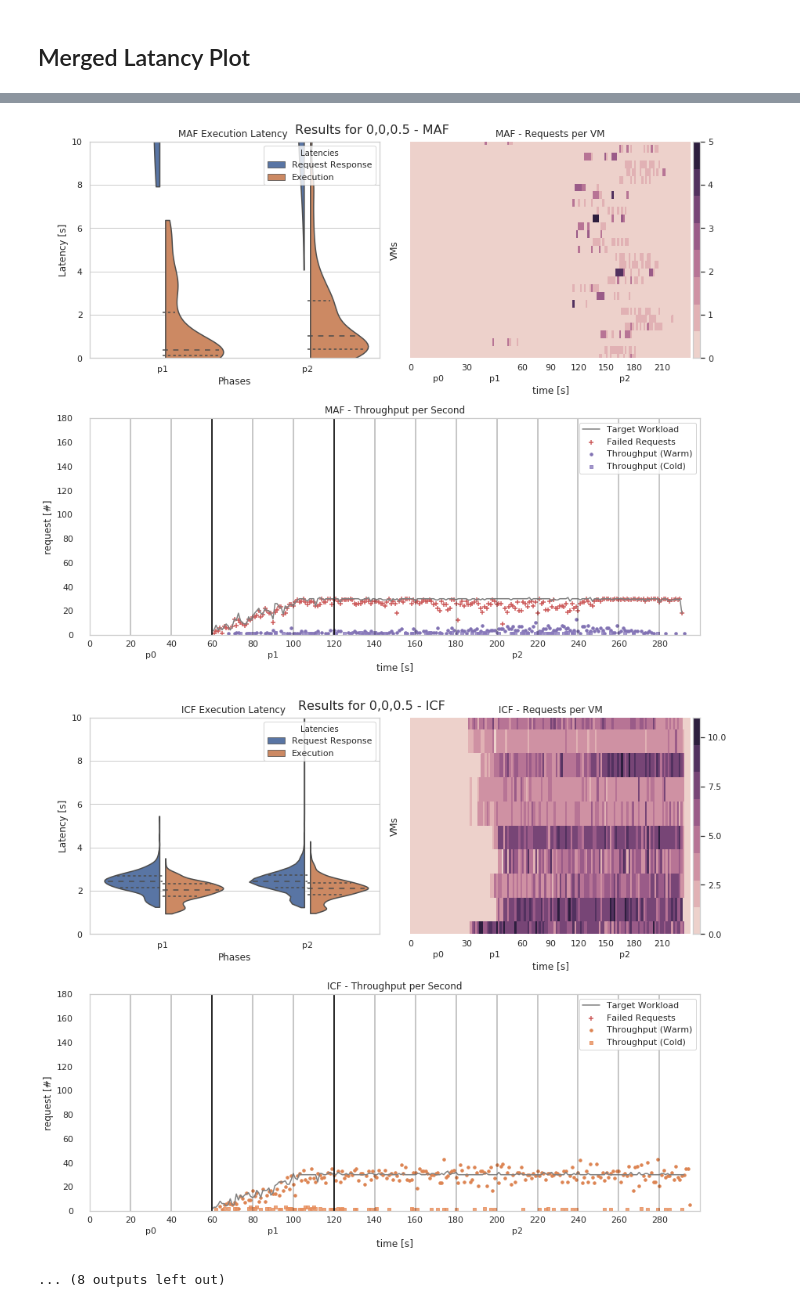
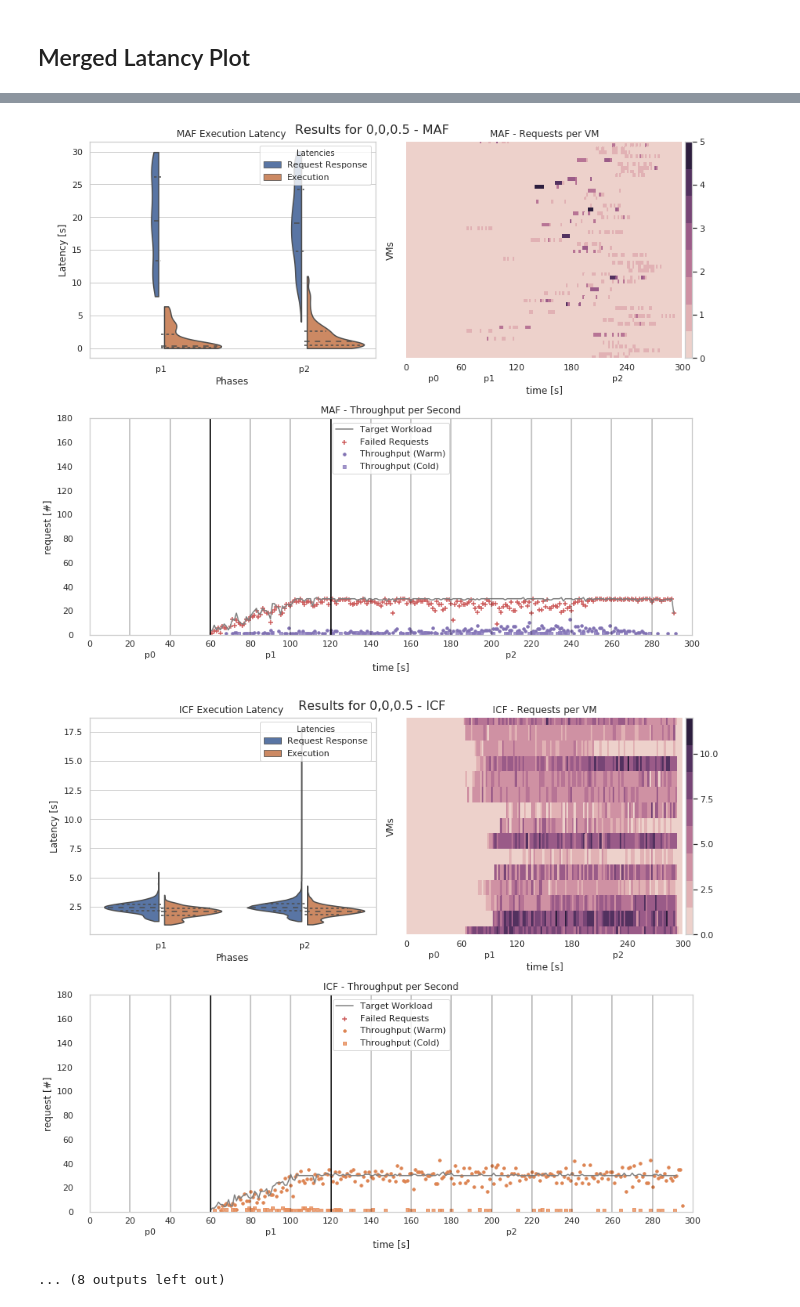
Before and after one commit to tawalaya/FaaSElasticityEngineering, a Jupyter notebook: SW-Analysis.ipynb, the cells around one changed output, grey strips where cells are left out. Cells and saved outputs as stored; diff of their text form; code cells hidden in the pictures.

```diff
--- a/SW-Analysis.ipynb
+++ b/SW-Analysis.ipynb
@@ -97,5 +94,3 @@ style = {
 }
 # %%
 all = all[(all["Phase"] != "none")]
-
-all[all["HId"].notna()]["HId"] = all[all["HId"].notna()]["HId"][:-1]
@@ -171,8 +163,8 @@ def plotHeatmap(ax,all,provider,workload,selector="HId",cutoff=0.5):
     data = data[data["EStart"].notna()]
     data = data.reset_index()
     #second buckets
-    data["EStart"] = (data["EStart"]//1000)
-    data["EEnd"] = (data["EEnd"]//1000)
+    data["EStart"] = round(data["EStart"]/1000)
+    data["EEnd"] = round(data["EEnd"]/1000)
 
     #remove lower 20%
     X = data.groupby(selector)["RId"].count().reset_index(name="c")
@@ -188,8 +180,10 @@ def plotHeatmap(ax,all,provider,workload,selector="HId",cutoff=0.5):
     for i in range(1,len(data)):
         x = data.loc[i,[selector,"EStart","EEnd"]]
         if x[selector] in HIdIndex.keys():
-            for j in np.arange(x["EStart"],min(300,x["EEnd"]),2):
-                heatmap[HIdIndex[x[selector]],int(j//2)] +=1
+            #lets never talk about this hack ;)
+            for j in np.arange(x["EStart"],min(300,x["EEnd"]),2,dtype=int):
+
+                heatmap[HIdIndex[x[selector]],j>>1] +=1
 
 
     sns.heatmap(heatmap,ax=ax,cmap=sns.cubehelix_palette(8),linewidths=0,cbar=False)
@@ -204,12 +198,14 @@ def plotHeatmap(ax,all,provider,workload,selector="HId",cutoff=0.5):
     cax.xaxis.set_ticks_position('top')
     ax.set_yticklabels([""])
     ax.set_xticks(ticks=[15,45,115])
-    ax.set_xticks(ticks=range(0,150,15),minor=True)
+
+    ax.set_xticks(ticks=range(0,151,30),minor=True)
     ax.set_xticklabels(["p0","p1","p2"],rotation='horizontal')
-    ax.set_xticklabels(range(0,300,30),minor=True)
+    ax.set_xticklabels(range(0,301,60),minor=True)
     ax.tick_params(axis='x', which='major', pad=15)
     ax.set_title("{} - Requests per VM".format(style[provider]["name"]))
     ax.set_ylabel("VMs")
     ax.set_xlabel("time [s]")
+    return heatmap
 # %%
 fig,ax = plt.subplots()
@@ -295,9 +291,9 @@ def thruputPerSecond(ax,all,provider,workload,filter_failed=False,with_failed=Tr
 
     ax.grid(False)
     ax.set_xticks(ticks=[30,90,210])
-    ax.set_xticks(ticks=range(0,300,20),minor=True)
+    ax.set_xticks(ticks=range(0,301,20),minor=True)
     ax.set_xticklabels(["p0","p1","p2"])
-    ax.set_xticklabels(range(0,300,20),minor=True)
+    ax.set_xticklabels(range(0,301,20),minor=True)
     ax.tick_params(axis='both', which='major', pad=15)
 
     #title
@@ -383,14 +378,14 @@ def plotLatencyViolin(ax,all,provider,workload):
 
     ax.set_xlabel("Phases")
     ax.set_ylabel(r"Latency [s]")
-    ax.set_ylim([0,20])
+    #ax.set_ylim([0,20])
     #highlight phases
 
     #ax.set_xticklabels(["p0","p1","p2","none"])
 
     delta = 0.02
     delta = 0.02
-
+    inner = None
     #code for gap between violin halves, from stackoverflow.com/questions/43357274/
     for ii, item in enumerate(ax.collections):
     # axis contains PolyCollections and PathCollections
@@ -431,7 +426,7 @@ with PdfPages("reports/overview.pdf") as pdf:
             ax = fig.add_subplot(gs[0, 0])
             plotLatencyViolin(ax,all,provider,workload)
             ax = fig.add_subplot(gs[0, 1])
-            plotHeatmap(ax,all,provider,workload)
+            plotHeatmap(ax,all,provider,workload,cutoff=0.25)
             ax = fig.add_subplot(gs[1, :])
             thruputPerSecond(ax,all,provider,workload)
             #ax = fig.add_subplot(gs[1, 1])
@@ -452,3 +447,3 @@ with PdfPages("reports/overview.pdf") as pdf:
-[figure, old version]
+[figure, new version]
-[figure, old version]
+[figure, new version]
 ... (8 outputs left out)
```
Also changed, not shown: parts of 9 cells of this notebook, 1 other file.
